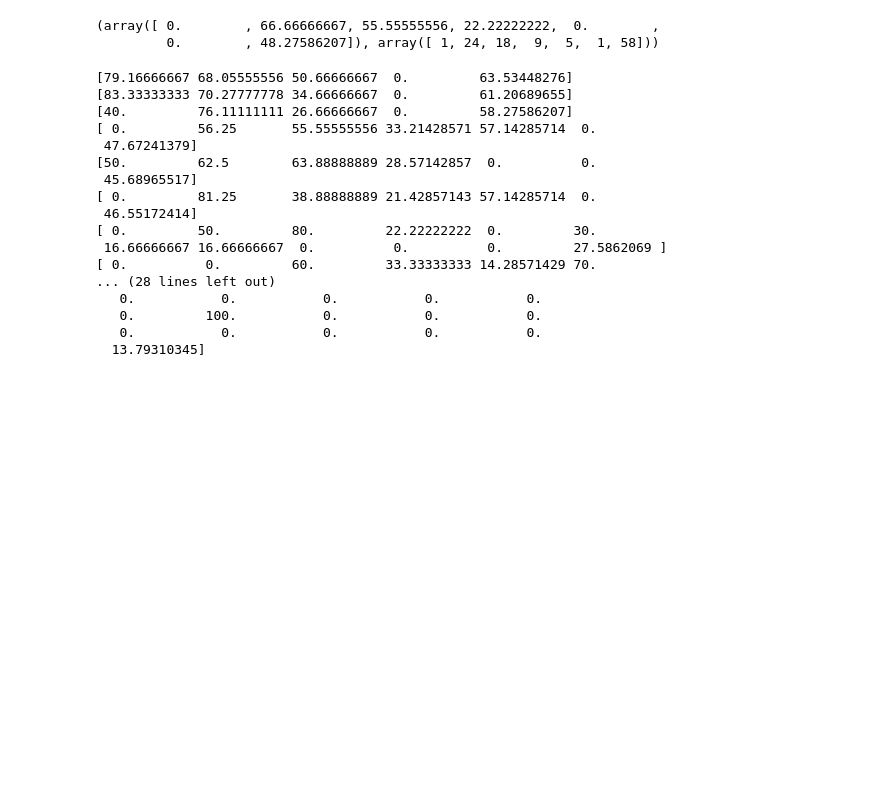
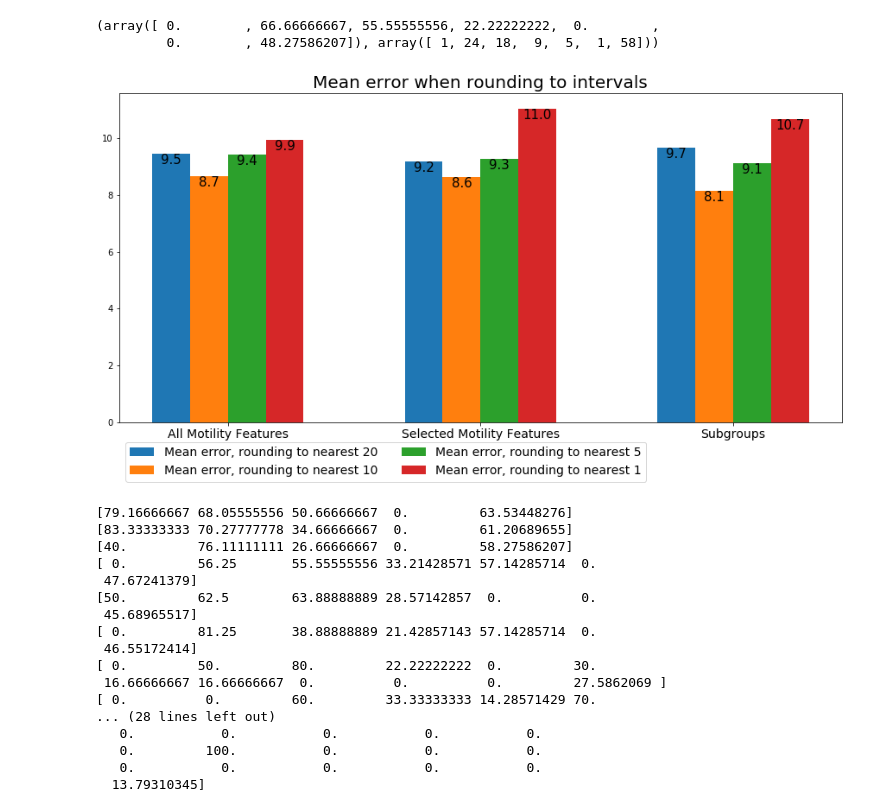
Before and after one commit to maxoblein/bovine_ivf, a Jupyter notebook: ivf_data_analysis-Elena_classifier.ipynb, the cells around one changed output. Cells and saved outputs as stored; diff of their text form; code cells hidden in the pictures; blank space fills up the shorter version.

```diff
--- a/ivf_data_analysis-Elena_classifier.ipynb
+++ b/ivf_data_analysis-Elena_classifier.ipynb
@@ -483,3 +575,8 @@ def plot_accuracies_continuous(dataset_names, labels, output_general, rounding_l
+# %%
+plot_mean_error(["motility", "motility2", "subgroups"],
+                ["All Motility Features", "Selected Motility Features", "Subgroups"], blasrate, [20,10,5,1])
+# %% [output]
+[figure, added]
 # %%
 plot_accuracies_continuous(["motility", "motility2", "subgroups"],
                 ["All Motility Features", "Selected Motility Features", "Subgroups"], blasrate, [20,10,5,1])
```
Also changed, not shown: parts of 10 cells of this notebook, 1 other file.
